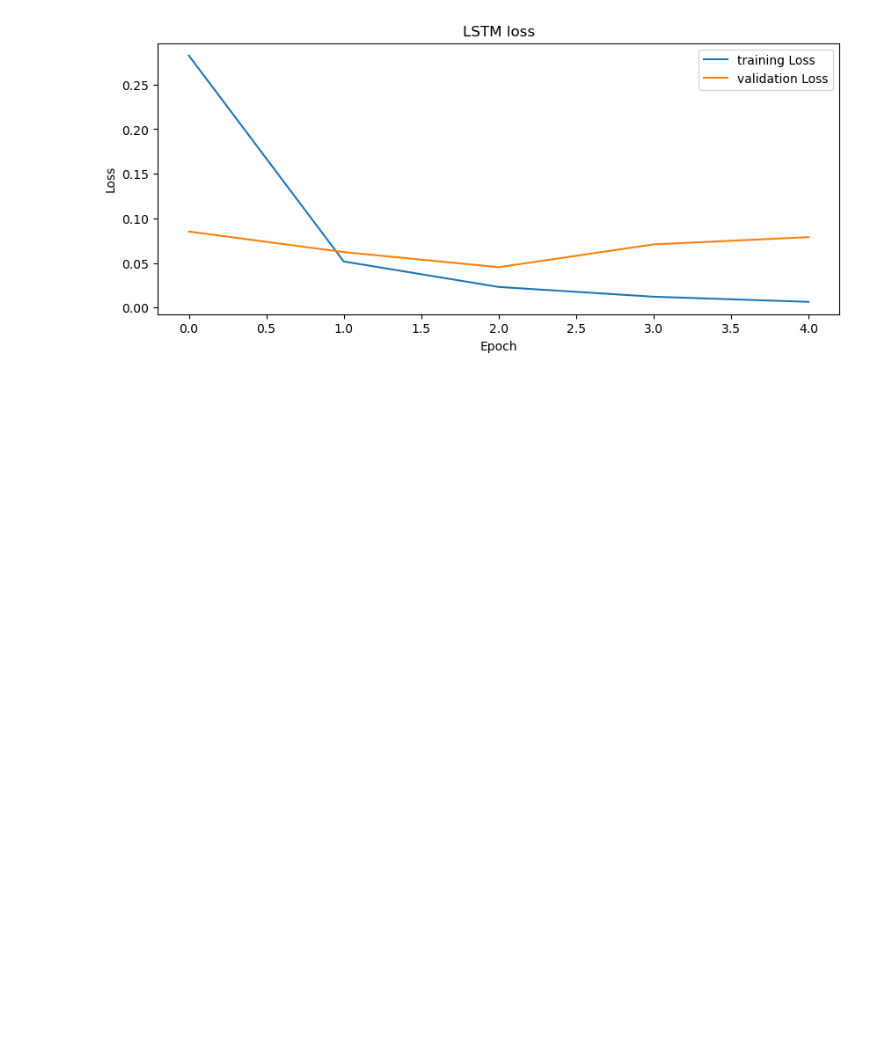
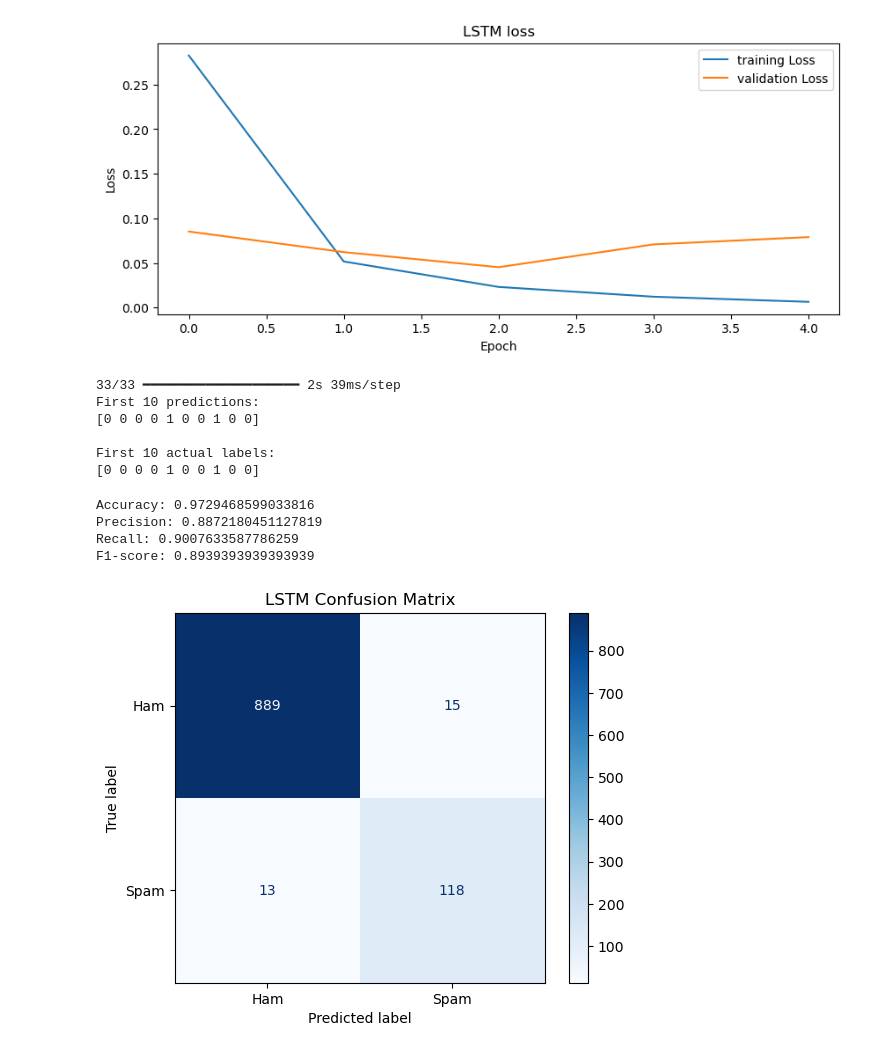
Before and after one commit to amnajem/DS483Project, a Jupyter notebook: DS483Project.ipynb, the cells around one changed output. Saved outputs shown, nothing was run; the diff lists cells and outputs as text; code cells hidden in the pictures; blank space fills up the shorter version.

Commit message:
LSTM evaluation and comparison with NB and LR

```diff
--- a/DS483Project.ipynb
+++ b/DS483Project.ipynb
@@ -781,3 +781,38 @@ plt.legend()
 plt.show()
 # %% [output]
 [figure]
+# %%
+y_prob_lstm = lstm_model.predict(X_test_pad)
+y_pred_lstm = (y_prob_lstm > 0.5).astype(int).flatten()
+
+print("First 10 predictions:")
+print(y_pred_lstm[:10])
+
+print("\nFirst 10 actual labels:")
+print(y_test_lstm.iloc[:10].values)
+# %% [output]
+33/33 ━━━━━━━━━━━━━━━━━━━━ 2s 39ms/step
+First 10 predictions:
+[0 0 0 0 1 0 0 1 0 0]
+
+First 10 actual labels:
+[0 0 0 0 1 0 0 1 0 0]
+# %%
+print("Accuracy:", accuracy_score(y_test_lstm, y_pred_lstm))
+print("Precision:", precision_score(y_test_lstm, y_pred_lstm))
+print("Recall:", recall_score(y_test_lstm, y_pred_lstm))
+print("F1-score:", f1_score(y_test_lstm, y_pred_lstm))
+# %% [output]
+Accuracy: 0.9729468599033816
+Precision: 0.8872180451127819
+Recall: 0.9007633587786259
+F1-score: 0.8939393939393939
+# %%
+cm_lstm = confusion_matrix(y_test_lstm, y_pred_lstm)
+display = ConfusionMatrixDisplay(confusion_matrix=cm_lstm,display_labels=['Ham', 'Spam'])
+
+display.plot(cmap='Blues')
+plt.title('LSTM Confusion Matrix')
+plt.show()
+# %% [output]
+[figure, added]
```
Also changed, not shown: parts of 2 cells of this notebook.
